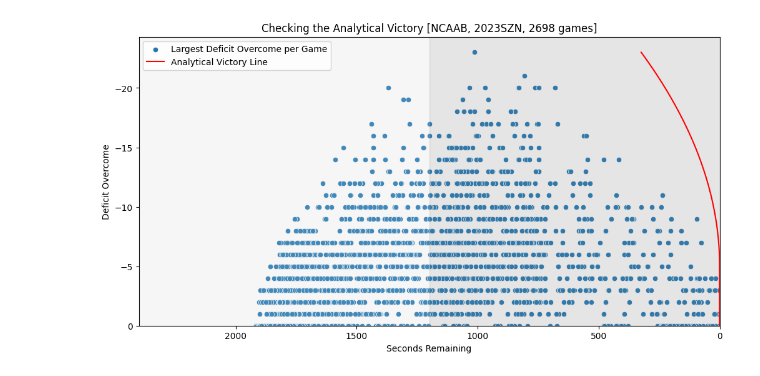
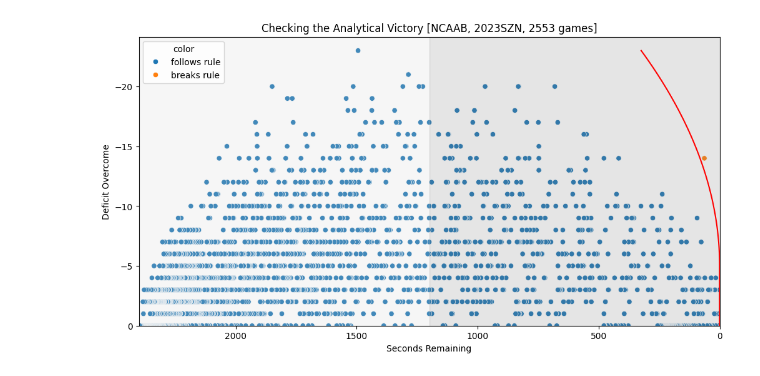
Before and after one commit to cwpace97/sports_analysis, a Jupyter notebook: ncaab_viz.ipynb, the cells around one changed output. Drawn from its saved outputs; the diff is of its cells as text; code cells hidden in the pictures.

```diff
--- a/ncaab_viz.ipynb
+++ b/ncaab_viz.ipynb
@@ -4,4 +4,6 @@ import matplotlib.pyplot as plt
 import pandas as pd
 import numpy as np
 # %%
-df = pd.read_csv('outputs/ncaab_comebacks_v1.csv')
+df2 = pd.read_csv('outputs/ncaab_comebacks_v1.csv')
+df2 = df2[df2['deficit']<=0]
+print(len(df2))
@@ -7,0 +84,3 @@ df = pd.read_csv('outputs/ncaab_comebacks_v1.csv')
+# %%
+df2['color'] = df2['analytical_diff'].apply(lambda x: 'breaks rule' if x > 0 else 'follows rule')
+df2
@@ -8,36 +101,36 @@ df = pd.read_csv('outputs/ncaab_comebacks_v1.csv')
 # %%
 # Create a scatter plot using Seaborn
 plt.figure(figsize=(12, 6))
-sns.scatterplot(data=df, x='seconds_remaining', y='deficit', label='Largest Deficit Overcome per Game')
+sns.scatterplot(data=df2, x='seconds_remaining', y='deficit', hue='color') #label='Largest Deficit Overcome per Game')
 
 # Reverse the y-axis (negative numbers on top)
 plt.gca().invert_yaxis()
 plt.gca().invert_xaxis()
 
 # Customizing the plot
-plt.title(f"Checking the Analytical Victory [NCAAB, 2023SZN, {len(df)} games]")
+plt.title(f"Checking the Analytical Victory [NCAAB, 2023SZN, {len(df2)} games]")
 plt.xlabel("Seconds Remaining")
 plt.ylabel("Deficit Overcome")
 
 # plot the function
-y_values = np.linspace(df['deficit'].min(), df['deficit'].max(), 100)  # Generate 100 points for smooth line
+y_values = np.linspace(df2['deficit'].min(), df2['deficit'].max(), 100)  # Generate 100 points for smooth line
 x_values = np.where(y_values >= -5, 0, (y_values + 5) ** 2)
 
 plt.plot(x_values, y_values, color='red', label='Analytical Victory Line')
 
 # plot gray boxes
 plt.axvspan(0, 20*60, color="gray", alpha=0.2)
 plt.axvspan(20*60, 40*60, color="lightgray", alpha=0.2)
 
 # limit x-axis to only 4 quarters
 plt.xlim(40*60, 0)
 plt.ylim(bottom=0)
-plt.legend()
+# plt.legend()
 
 # Save
-plt.savefig("images/2023_NCAAB_v1", dpi=300)
+plt.savefig("images/2023_NCAAB_v2", dpi=300)
 
 # Show the plot
 plt.show()
 # %% [output]
-[figure, old version]
+[figure, new version]
```
Also changed, not shown: parts of 5 cells of this notebook, 9 other files.
